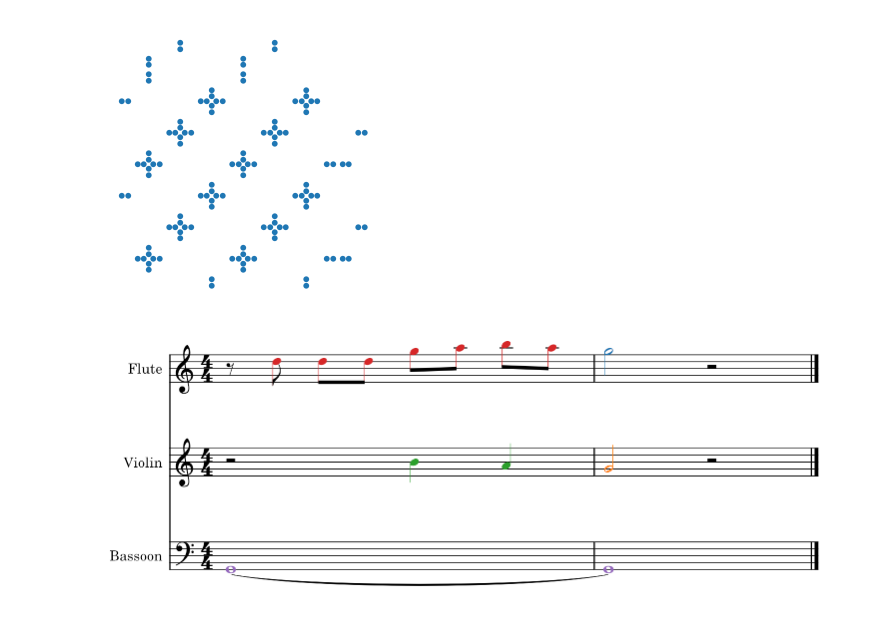
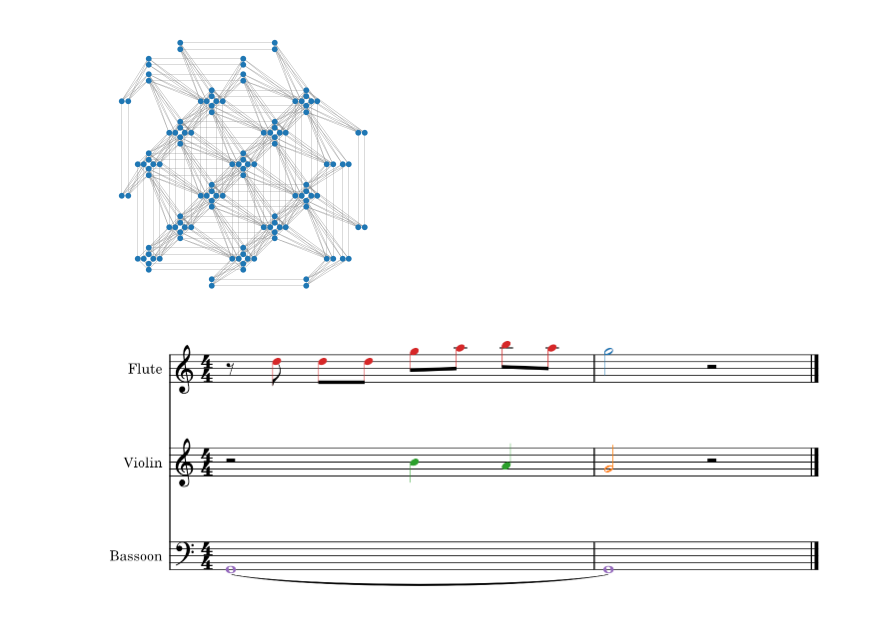
Before and after one commit to KirbyZX/PHYS4213, a Jupyter notebook: Code/Figures.ipynb, the cells around one changed output. Cells and saved outputs as stored; diff of their text form; code cells hidden in the pictures.

```diff
--- a/Code/Figures.ipynb
+++ b/Code/Figures.ipynb
@@ -10,18 +10,17 @@ us['musicxmlPath']
 
 from colours import Tableau as T
 
-plt.style.use("../beamer.mplstyle")
-plt.style.use('dark_background')
+plt.style.use("thesis.mplstyle")
 # %%
 # Pegasus architecture
 
 P = dnx.pegasus_graph(3)
 #fig, ax = plt.subplots(layout="constrained")
-dnx.draw_pegasus(P, with_labels=False, node_size = 10, width=0.2, crosses=True, node_color="tab:blue", edge_color="white")
+dnx.draw_pegasus(P, with_labels=False, node_size = 10, width=0.2, crosses=True, node_color="tab:blue", edge_color="gray")
 plt.gca().set_aspect('equal')
-plt.savefig("..\Figures\pegasus.pdf")
+#plt.savefig("..\Figures\pegasus.pdf")
 # %% [output]
-[figure, old version]
+[figure, new version]
 # %%
 class ColorModifier(tinyNotation.Modifier):
     def postParse(self, m21Obj):
```
Also changed, not shown: parts of 2 cells of this notebook, 4 other files.
